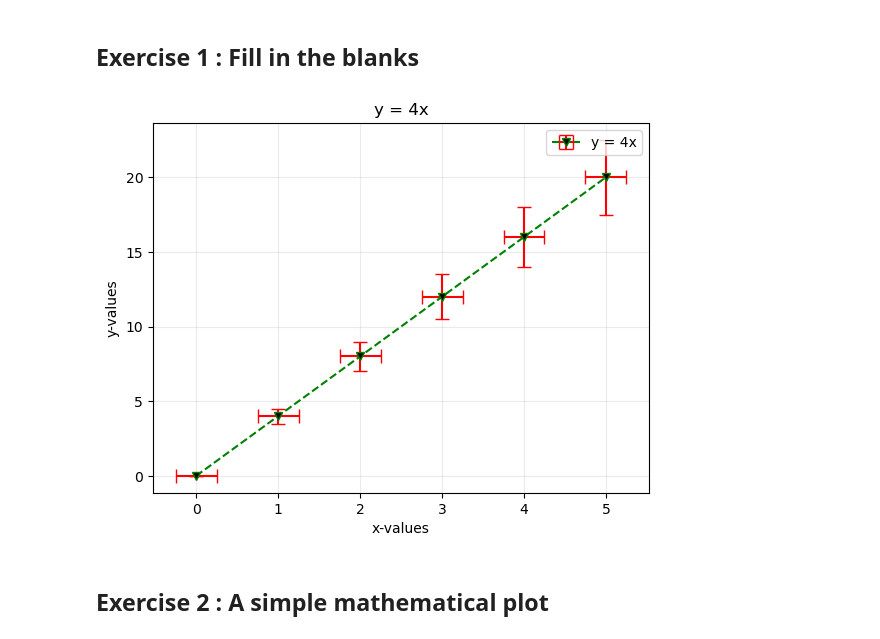
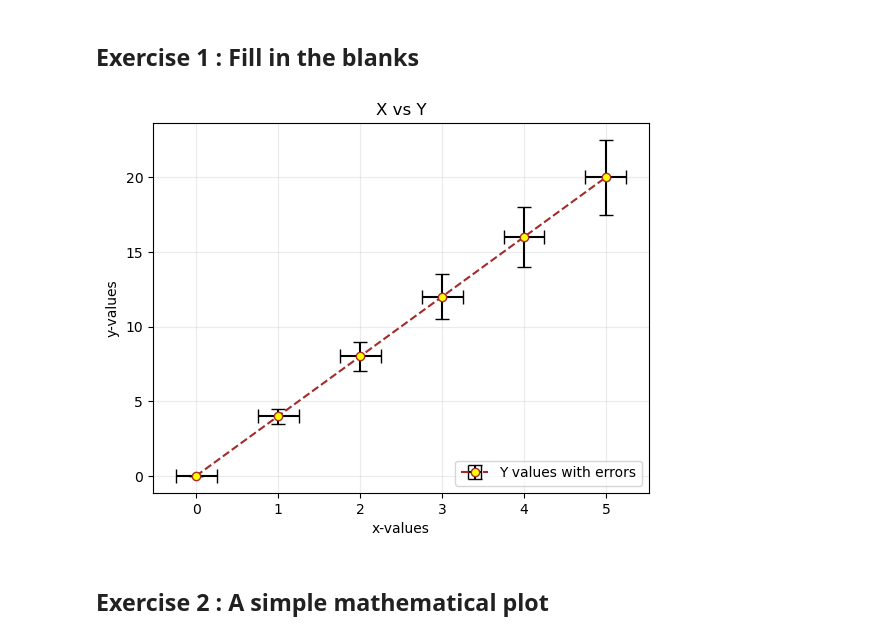
Before and after one commit to SPS-SP2273/learning-portfolio-yugan01, a Jupyter notebook: plotting/plotting_(need).ipynb, the cells around one changed output. Saved outputs shown, nothing was run; the diff lists cells and outputs as text; code cells hidden in the pictures.

```diff
--- a/plotting/plotting_(need).ipynb
+++ b/plotting/plotting_(need).ipynb
@@ -234,26 +234,27 @@ findfont: Font family 'Comic Neue' not found.
 ## Exercise 1 :  Fill in the blanks
 # %%
 # Some data for plotting
+from matplotlib import pyplot as plt
 plt.style.use('default')
 x = [0, 1, 2, 3, 4, 5]
 y = [0, 4, 8, 12, 16, 20]
 y_err = [0.0, 0.5, 1.0, 1.5, 2.0, 2.5]
 x_err = .25
 
 plt.errorbar(x, y, xerr=x_err, yerr=y_err,
-             color='green', linestyle='--',
-             marker='v', markerfacecolor='k',
-             ecolor='red',capsize=5,
-             label='y = 4x')
+             color='brown', linestyle='--',
+             marker='o', markerfacecolor='yellow',
+             ecolor='k',capsize=5,
+             label='Y values with errors')
 plt.xlabel('x-values')
 plt.ylabel('y-values')
-plt.title('y = 4x')
+plt.title('X vs Y')
 plt.grid(alpha=.25)
-plt.legend(loc = 'upper right')
+plt.legend(loc = 'lower right')
 #save_file_figure(plt, argv)                  # Hide
 plt.show(block=False)
 # %% [output]
-[figure, old version]
+[figure, new version]
 # %% [markdown]
 ## Exercise 2 :  A simple mathematical plot
 # %%
```
Also changed, not shown: 3 other files.
